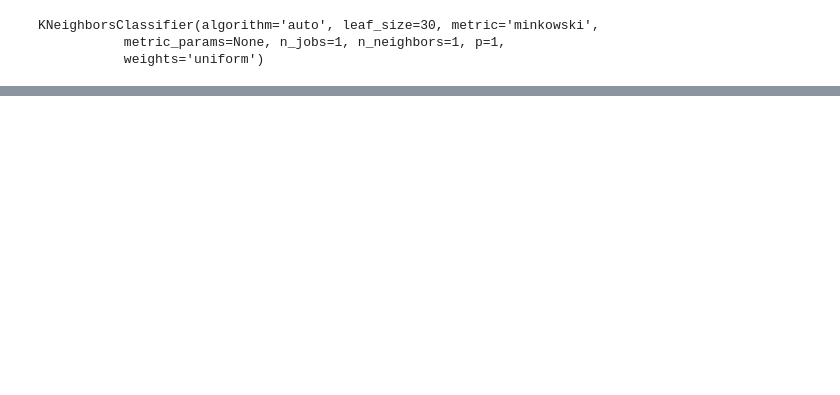
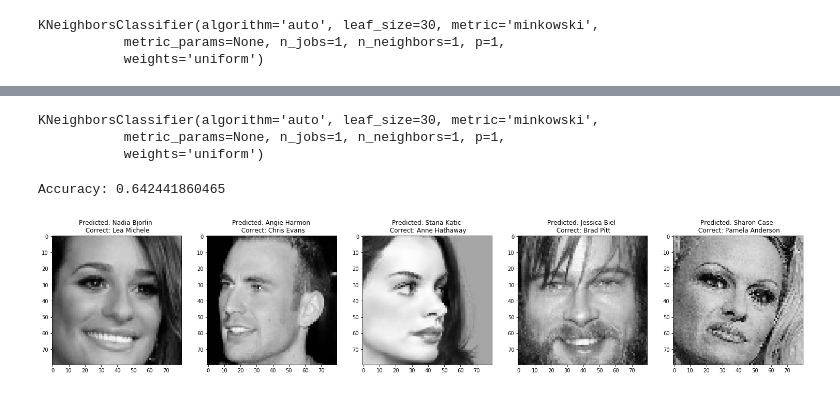
Before and after one commit to pronkinnikita/hse-ml-course-2018, a Jupyter notebook: P1/P1.ipynb, the cells around one changed output, grey strips where cells are left out. Cells and saved outputs as stored; diff of their text form; code cells hidden in the pictures; blank space fills up the shorter version.

```diff
--- a/P1/P1.ipynb
+++ b/P1/P1.ipynb
@@ -169,0 +149,24 @@ A Jupyter Widget
+# %%
+train_indeces, test_indeces = train_test_split(np.arange(len(X_train)), random_state=42, test_size=0.2)
+# %%
+knn.fit(X_train_hog[train_indeces], y_train[train_indeces])
+# %% [output]
+KNeighborsClassifier(algorithm='auto', leaf_size=30, metric='minkowski',
+           metric_params=None, n_jobs=1, n_neighbors=1, p=1,
+           weights='uniform')
+# %%
+predictions = knn.predict(X_train_hog[test_indeces])
+answers = y_train[test_indeces]
+# %%
+errors = predictions != answers
+print('Accuracy:', 1 - errors.mean())
+# %% [output]
+Accuracy: 0.642441860465
+# %%
+fig, axes = plt.subplots(nrows=1, ncols=5, figsize=(26, 15))
+
+for i, pic in enumerate(np.random.choice(np.arange(errors.sum()), 5, replace=False)):
+    axes[i].imshow(X_train[test_indeces][errors][pic].reshape(80, 80), cmap='gray')
+    axes[i].set_title('Predicted: %s \n Correct: %s' % (predictions[errors][pic], answers[errors][pic]))
+# %% [output]
+[figure, added]
```
Also changed, not shown: parts of 29 cells of this notebook, 1 other file.
